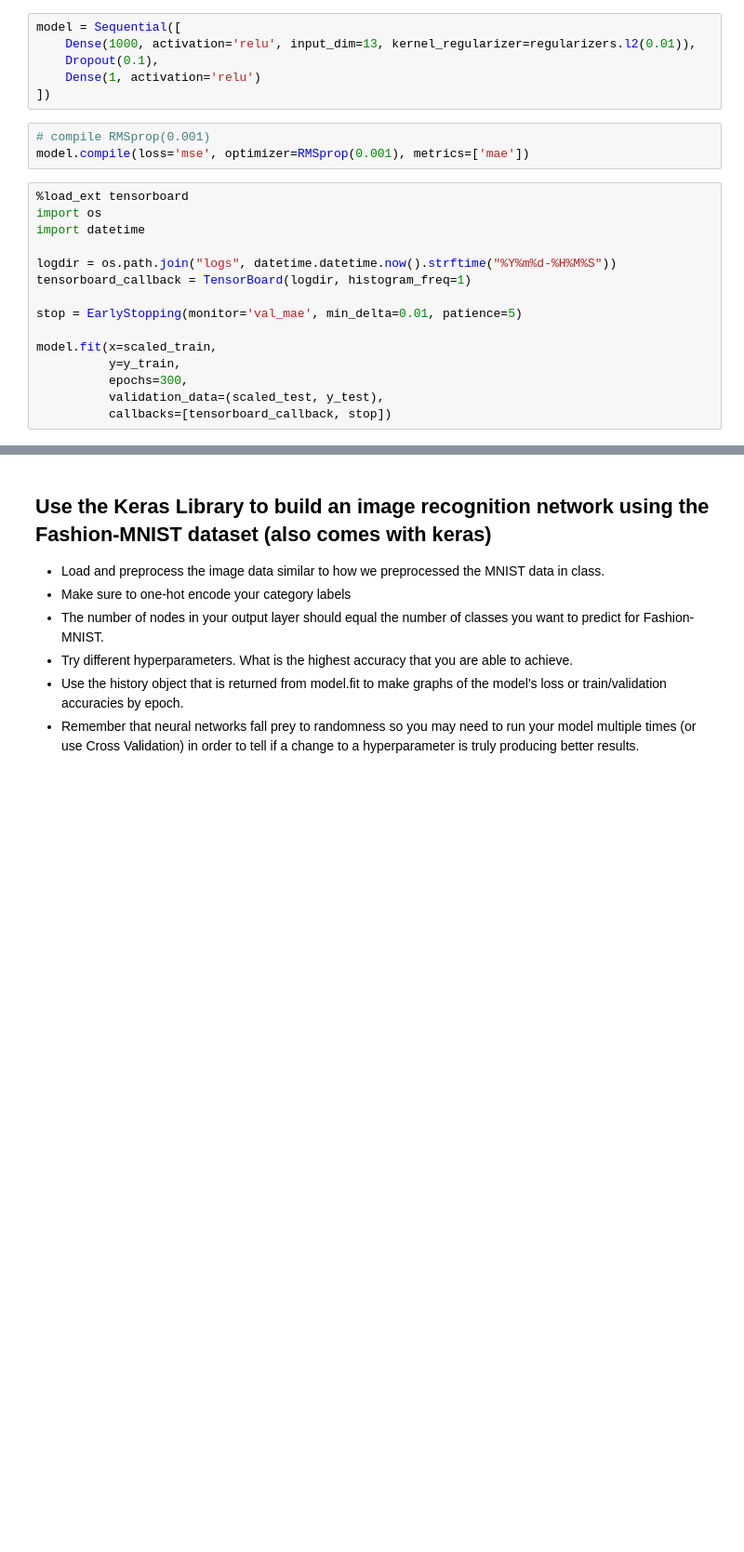
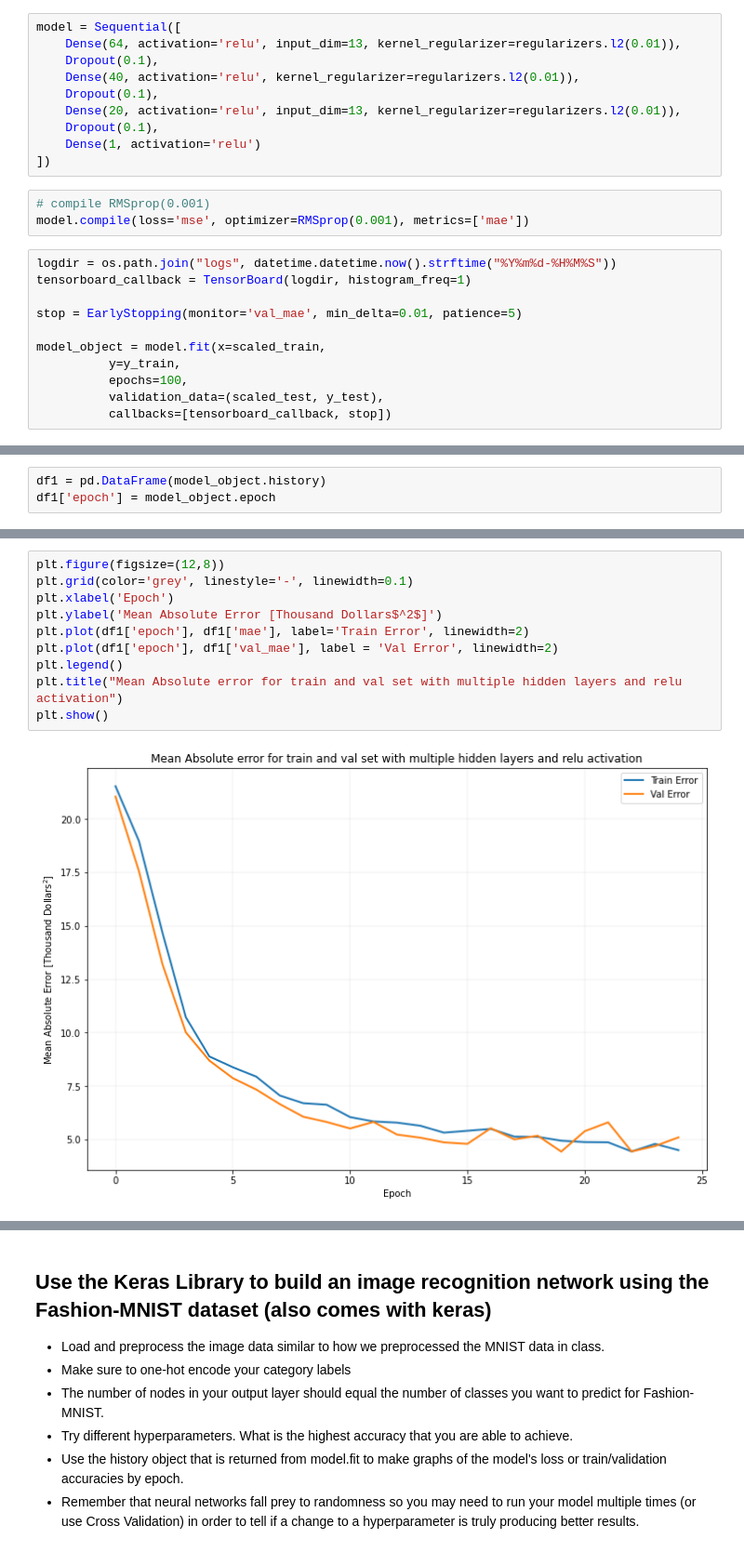
Before and after one commit to tigju/DS-Unit-4-Sprint-2-Neural-Networks, a Jupyter notebook: module3-Intro-to-Keras/LS_DS_423_Keras_Assignment.ipynb, the cells around one changed output, grey strips where cells are left out. Shown: that part at 93% size. Saved outputs shown, nothing was run; the diff lists cells and outputs as text; blank space fills up the shorter version.

Commit message:
3. Neural Network Frameworks Assignment

```diff
--- a/module3-Intro-to-Keras/LS_DS_423_Keras_Assignment.ipynb
+++ b/module3-Intro-to-Keras/LS_DS_423_Keras_Assignment.ipynb
@@ -111,7 +115,11 @@ array([[1.37816304e-02, 0.00000000e+00, 2.81524927e-01, ...,
         3.19148936e-01, 9.49064501e-01, 7.31236203e-02]])
 # %%
 model = Sequential([
-    Dense(1000, activation='relu', input_dim=13, kernel_regularizer=regularizers.l2(0.01)),
+    Dense(64, activation='relu', input_dim=13, kernel_regularizer=regularizers.l2(0.01)),
+    Dropout(0.1),
+    Dense(40, activation='relu', kernel_regularizer=regularizers.l2(0.01)),
+    Dropout(0.1),
+    Dense(20, activation='relu', input_dim=13, kernel_regularizer=regularizers.l2(0.01)),
     Dropout(0.1),
     Dense(1, activation='relu')
 ])
@@ -119,18 +127,14 @@ model = Sequential([
 # compile RMSprop(0.001)
 model.compile(loss='mse', optimizer=RMSprop(0.001), metrics=['mae'])
 # %%
-%load_ext tensorboard
-import os
-import datetime
-
 logdir = os.path.join("logs", datetime.datetime.now().strftime("%Y%m%d-%H%M%S"))
 tensorboard_callback = TensorBoard(logdir, histogram_freq=1)
 
 stop = EarlyStopping(monitor='val_mae', min_delta=0.01, patience=5)
 
-model.fit(x=scaled_train,
+model_object = model.fit(x=scaled_train,
           y=y_train,
-          epochs=300,
+          epochs=100,
           validation_data=(scaled_test, y_test),
           callbacks=[tensorboard_callback, stop])
 # %% [output]
@@ -154,0 +183,3 @@ Epoch 20/300
+# %%
+df1 = pd.DataFrame(model_object.history)
+df1['epoch'] = model_object.epoch
@@ -154,0 +206,12 @@ Epoch 20/300
+# %%
+plt.figure(figsize=(12,8))
+plt.grid(color='grey', linestyle='-', linewidth=0.1)
+plt.xlabel('Epoch')
+plt.ylabel('Mean Absolute Error [Thousand Dollars$^2$]')
+plt.plot(df1['epoch'], df1['mae'], label='Train Error', linewidth=2)
+plt.plot(df1['epoch'], df1['val_mae'], label = 'Val Error', linewidth=2)
+plt.legend()
+plt.title("Mean Absolute error for train and val set with multiple hidden layers and relu activation")
+plt.show()
+# %% [output]
+[figure, added]
```
Also changed, not shown: parts of 14 cells of this notebook.
